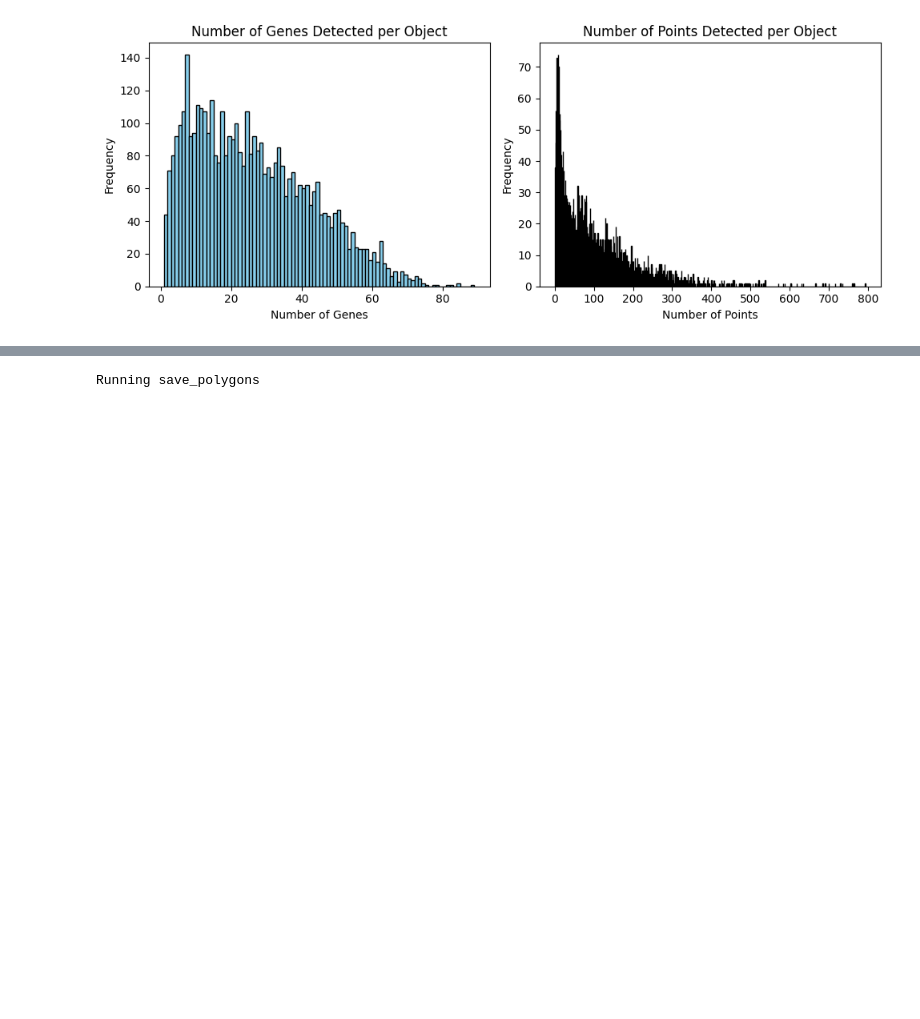
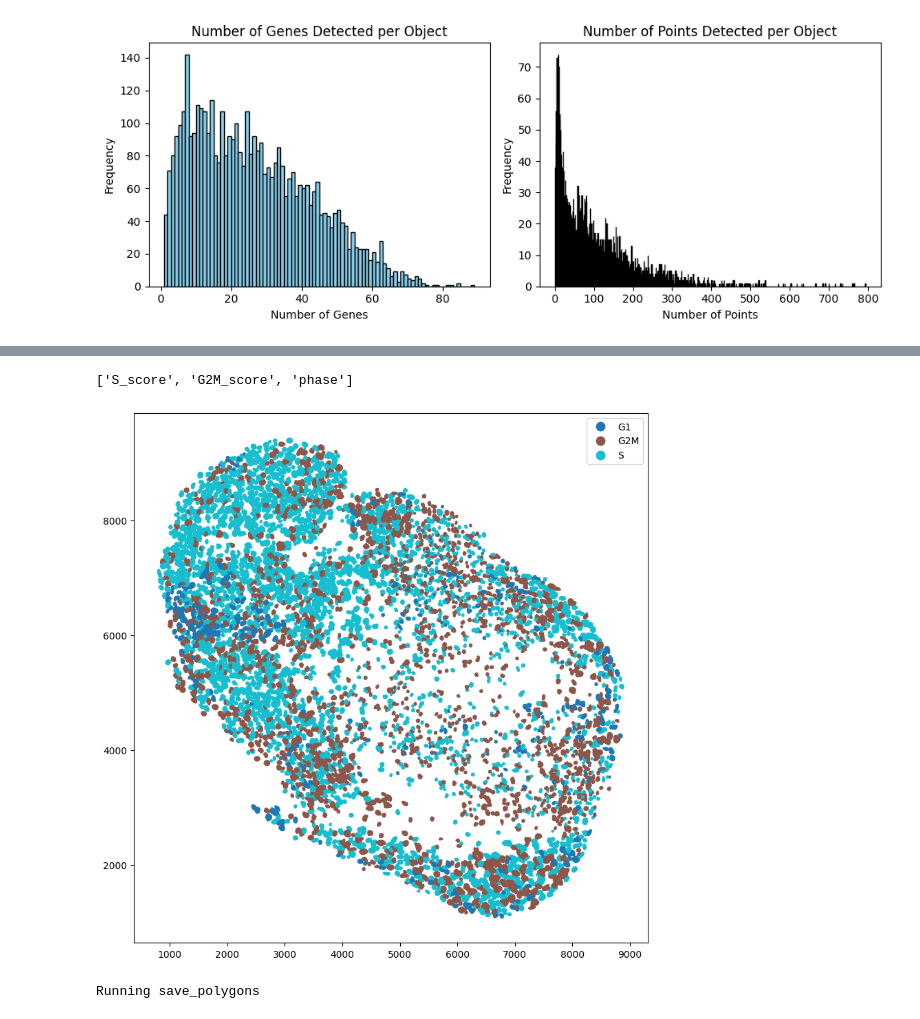
Before and after one commit to arjunrajlaboratory/SGanalysis, a Jupyter notebook: examples/test_suite.ipynb, the cells around one changed output, grey strips where cells are left out. Cells and saved outputs as stored; diff of their text form; code cells hidden in the pictures; blank space fills up the shorter version.

```diff
--- a/examples/test_suite.ipynb
+++ b/examples/test_suite.ipynb
@@ -241,3 +293,15 @@ Total number of genes detected (assigned to objects): 221
+# %%
+# Let's plot the objects with the cell cycle scores as colors
+
+# First, list all possible things to plot
+print(sg_obj2.get_observation_list())
+# %% [output]
+['S_score', 'G2M_score', 'phase']
+# %%
+sg_obj2.plot_observation_variable('phase')
+sg_obj2.plot_observation_variable('S_score')
+# %% [output]
+[figure, added]
 # %%
 
 # Save the GeoDataFrame as a GeoJSON file
```
Also changed, not shown: parts of 6 cells of this notebook, 1 other file.
